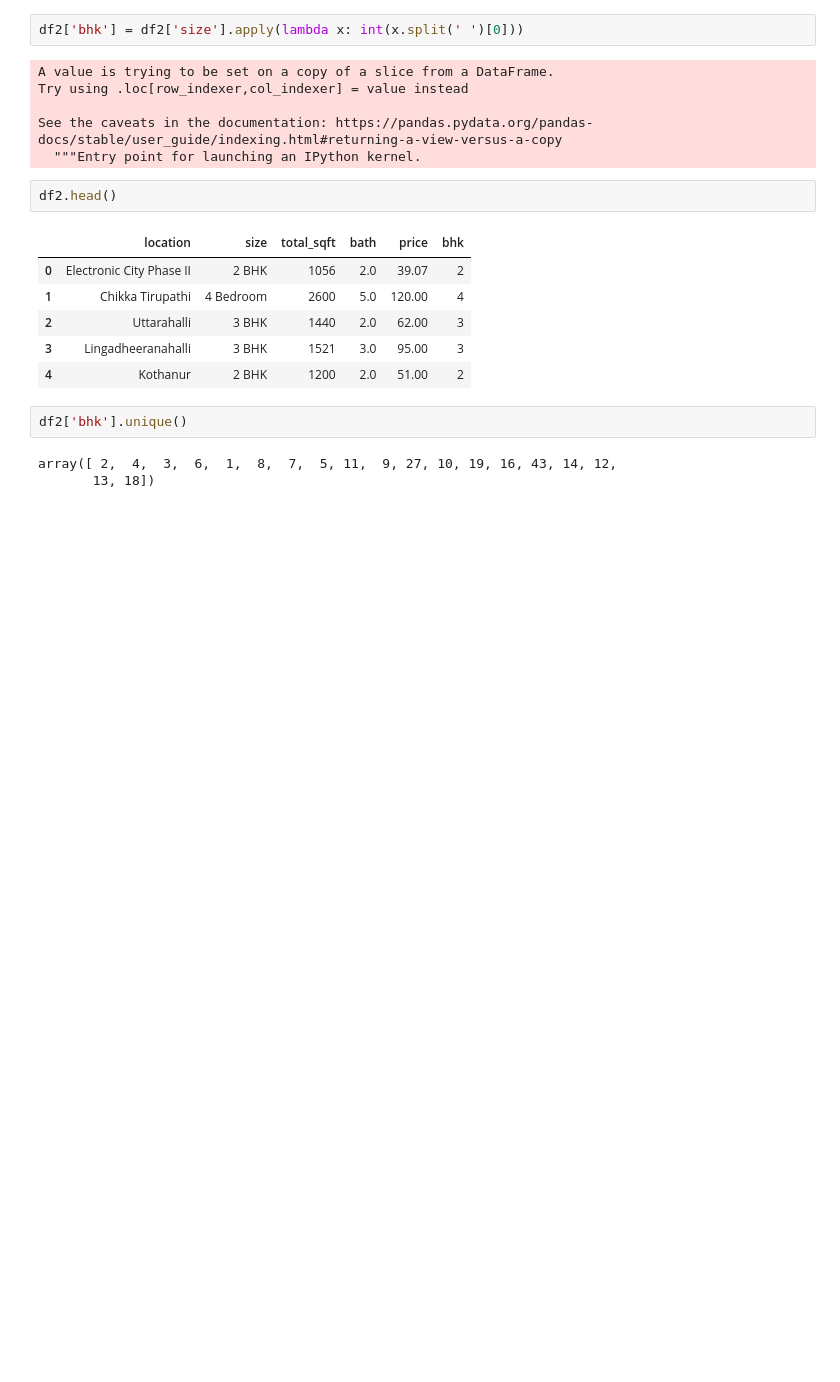
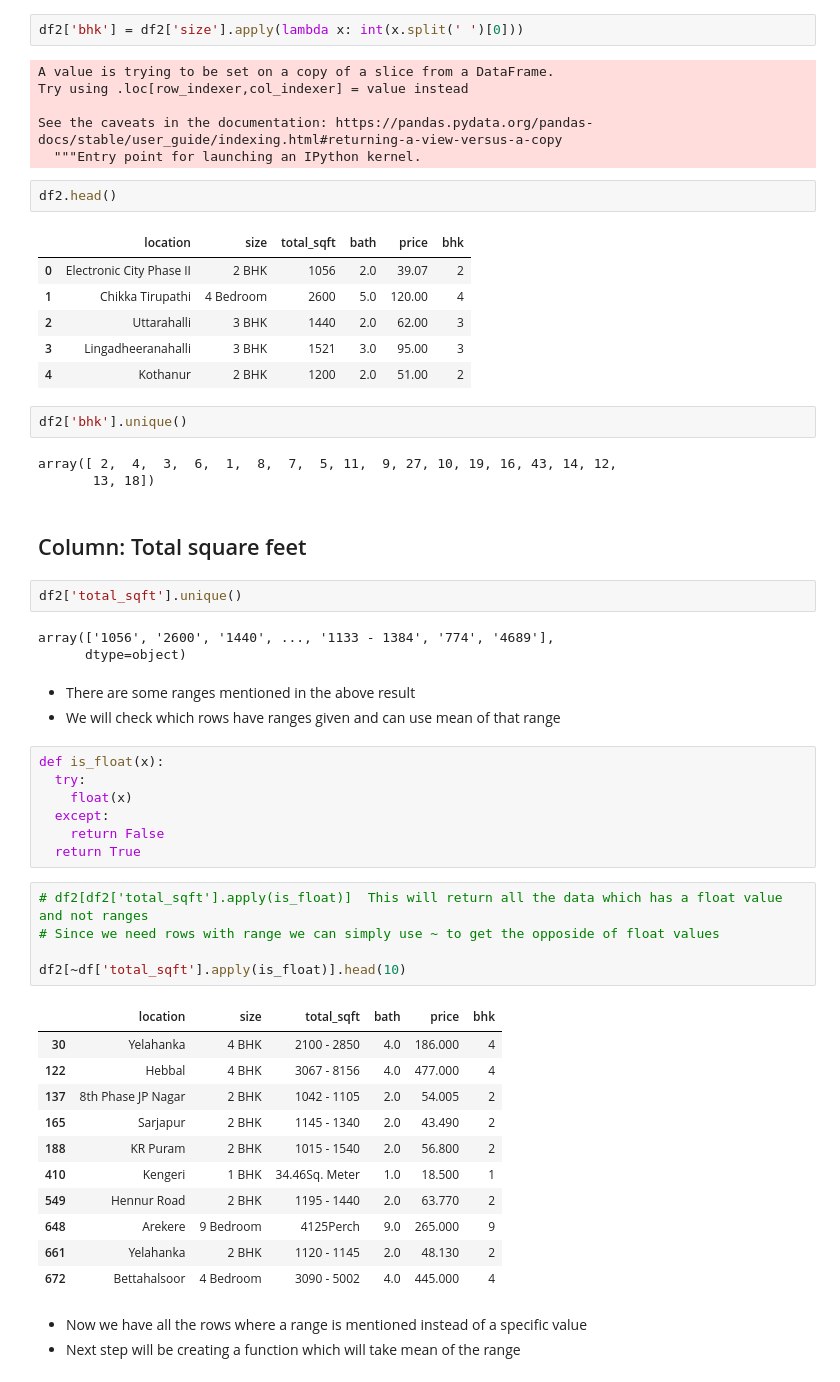
Before and after one commit to rohit-1026/House-Price-Prediction, a Jupyter notebook: House_Price_Pred.ipynb, the cells around one changed output. Drawn from its saved outputs; the diff is of its cells as text; blank space fills up the shorter version.

```diff
--- a/House_Price_Pred.ipynb
+++ b/House_Price_Pred.ipynb
@@ -147,3 +149,40 @@ df2['bhk'].unique()
 # %% [output]
 array([ 2,  4,  3,  6,  1,  8,  7,  5, 11,  9, 27, 10, 19, 16, 43, 14, 12,
        13, 18])
+# %% [markdown]
+## Column: Total square feet
+# %%
+df2['total_sqft'].unique()
+# %% [output]
+array(['1056', '2600', '1440', ..., '1133 - 1384', '774', '4689'],
+      dtype=object)
+# %% [markdown]
+* There are some ranges mentioned in the above result
+* We will check which rows have ranges given and can use mean of that range
+# %%
+def is_float(x):
+  try:
+    float(x)
+  except:
+    return False
+  return True
+# %%
+# df2[df2['total_sqft'].apply(is_float)]  This will return all the data which has a float value and not ranges
+# Since we need rows with range we can simply use ~ to get the opposide of float values
+
+df2[~df['total_sqft'].apply(is_float)].head(10)
+# %% [output]
+|  | location | size | total_sqft | bath | price | bhk |
+| 30 | Yelahanka | 4 BHK | 2100 - 2850 | 4.0 | 186.000 | 4 |
+| 122 | Hebbal | 4 BHK | 3067 - 8156 | 4.0 | 477.000 | 4 |
+| 137 | 8th Phase JP Nagar | 2 BHK | 1042 - 1105 | 2.0 | 54.005 | 2 |
+| 165 | Sarjapur | 2 BHK | 1145 - 1340 | 2.0 | 43.490 | 2 |
+| 188 | KR Puram | 2 BHK | 1015 - 1540 | 2.0 | 56.800 | 2 |
+| 410 | Kengeri | 1 BHK | 34.46Sq. Meter | 1.0 | 18.500 | 1 |
+| 549 | Hennur Road | 2 BHK | 1195 - 1440 | 2.0 | 63.770 | 2 |
+| 648 | Arekere | 9 Bedroom | 4125Perch | 9.0 | 265.000 | 9 |
+| 661 | Yelahanka | 2 BHK | 1120 - 1145 | 2.0 | 48.130 | 2 |
+| 672 | Bettahalsoor | 4 Bedroom | 3090 - 5002 | 4.0 | 445.000 | 4 |
+# %% [markdown]
+* Now we have all the rows where a range is mentioned instead of a specific value
+* Next step will be creating a function which will take mean of the range
```
Also changed, not shown: parts of 10 cells of this notebook.
